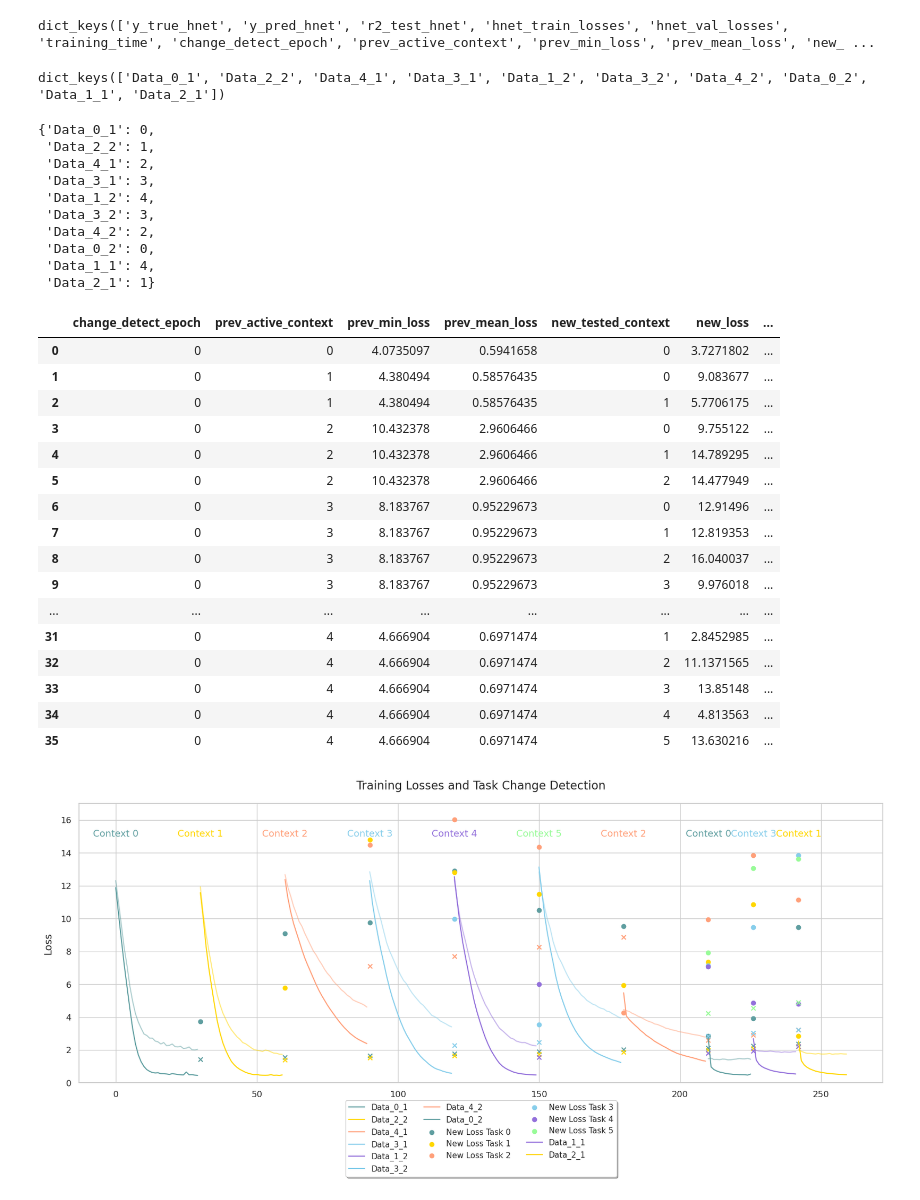
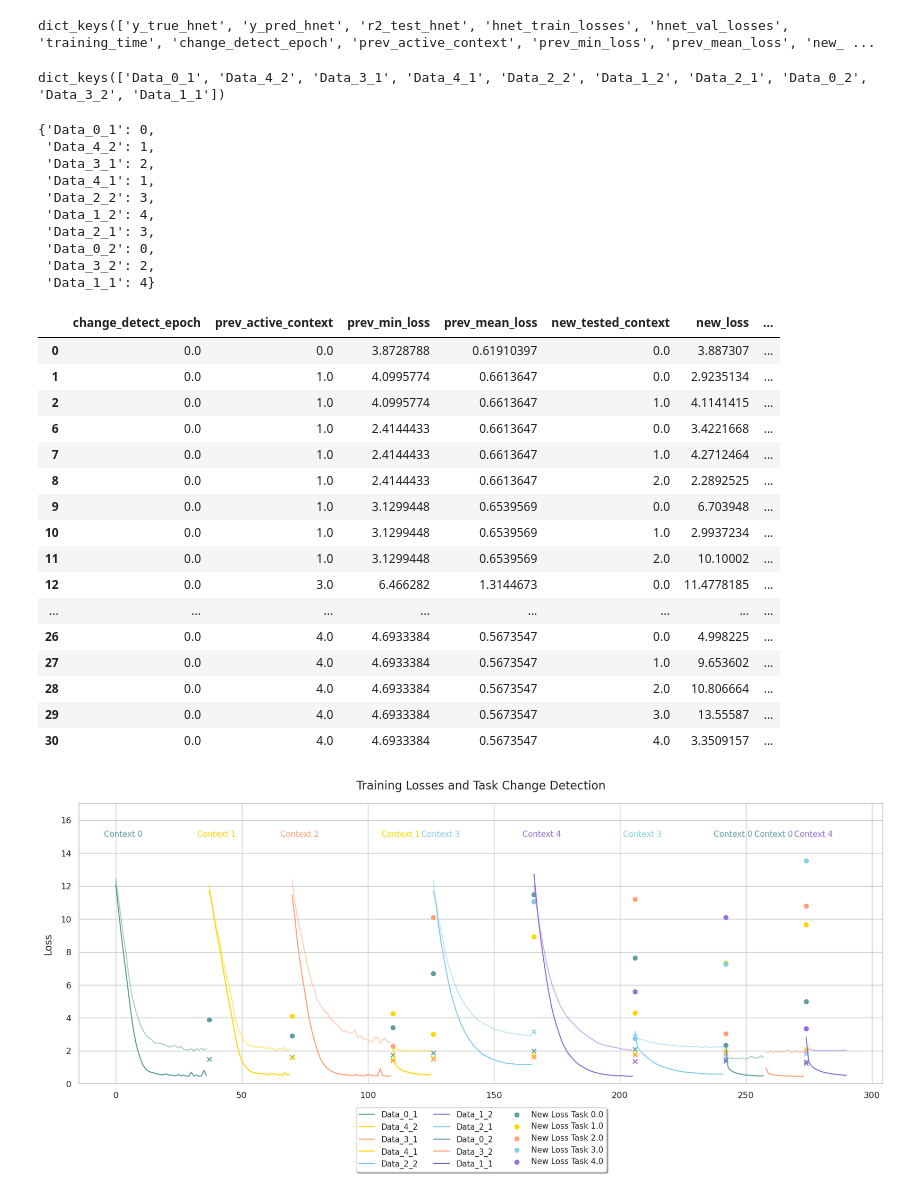
Before and after one commit to nereaiscamu/CL_UpperLimb_Control, a Jupyter notebook: Task_Detector_Hnet_PoC/Result_Analysis_Task3.ipynb, the cells around one changed output. Cells and saved outputs as stored; diff of their text form; code cells hidden in the pictures.

```diff
--- a/Task_Detector_Hnet_PoC/Result_Analysis_Task3.ipynb
+++ b/Task_Detector_Hnet_PoC/Result_Analysis_Task3.ipynb
@@ -23,7 +23,7 @@ with open(os.path.join('config.json'), 'r') as f:
 
 path_to_hnets = './Models/Models_HNET_Block3'
 # %%
-experiment0_hnet_v0 = 'Experiment13_Task3_emb12_batch50_30epochs'
+experiment0_hnet_v0 = 'Experiment16'
 models_exp0_hnet_v0 = np.sort(os.listdir(os.path.join(path_to_hnets, experiment0_hnet_v0)))
 
 
@@ -31,7 +31,7 @@ path_results_exp0_v0 = './Results/' + experiment0_hnet_v0
 with open(os.path.join(path_results_exp0_v0 +'.pkl'), 'rb') as fp:
     results_hnet_exp0_v0 = pickle.load(fp)
 
-data_path_exp0_v0 = './Data/Sim_Data_Experiment60_sorted'+'.pkl'
+data_path_exp0_v0 = './Data/Sim_Data_Experiment63_-1trials_v2'+'.pkl'
 with open(os.path.join(data_path_exp0_v0), 'rb') as fp:
     data_exp0_v0 = pickle.load(fp)
 # %%
@@ -111,7 +123,7 @@ def generate_dict_changes(dataset, keys_to_extract):
 # %%
 results_hnet_exp0_v0.keys()
 # %% [output]
-dict_keys(['Data_0_1', 'Data_2_2', 'Data_4_1', 'Data_3_1', 'Data_1_2', 'Data_3_2', 'Data_4_2', 'Data_0_2', 'Data_1_1', 'Data_2_1'])
+dict_keys(['Data_0_1', 'Data_4_2', 'Data_3_1', 'Data_4_1', 'Data_2_2', 'Data_1_2', 'Data_2_1', 'Data_0_2', 'Data_3_2', 'Data_1_1'])
 # %%
 keys = list(results_hnet_exp0_v0.keys())
 data_dict1 = generate_dict_changes(keys[1], keys_to_extract)
@@ -165,37 +177,37 @@ task_dict = true_task_dict(data_exp0_v0)
 task_dict
 # %% [output]
 {'Data_0_1': 0,
- 'Data_2_2': 1,
- 'Data_4_1': 2,
- 'Data_3_1': 3,
+ 'Data_4_2': 1,
+ 'Data_3_1': 2,
+ 'Data_4_1': 1,
+ 'Data_2_2': 3,
  'Data_1_2': 4,
- 'Data_3_2': 3,
- 'Data_4_2': 2,
+ 'Data_2_1': 3,
  'Data_0_2': 0,
- 'Data_1_1': 4,
- 'Data_2_1': 1}
+ 'Data_3_2': 2,
+ 'Data_1_1': 4}
 # %%
 df_changes['Task'] = df_changes['Dataset'].apply(lambda x: task_dict[x])
 df_changes = df_changes.loc[df_changes.change_detect_epoch == 0]
 df_changes
 # %% [output]
 |  | change_detect_epoch | prev_active_context | prev_min_loss | prev_mean_loss | new_tested_context | new_loss | ... |
-| 0 | 0 | 0 | 4.0735097 | 0.5941658 | 0 | 3.7271802 | ... |
-| 1 | 0 | 1 | 4.380494 | 0.58576435 | 0 | 9.083677 | ... |
-| 2 | 0 | 1 | 4.380494 | 0.58576435 | 1 | 5.7706175 | ... |
-| 3 | 0 | 2 | 10.432378 | 2.9606466 | 0 | 9.755122 | ... |
-| 4 | 0 | 2 | 10.432378 | 2.9606466 | 1 | 14.789295 | ... |
-| 5 | 0 | 2 | 10.432378 | 2.9606466 | 2 | 14.477949 | ... |
-| 6 | 0 | 3 | 8.183767 | 0.95229673 | 0 | 12.91496 | ... |
-| 7 | 0 | 3 | 8.183767 | 0.95229673 | 1 | 12.819353 | ... |
-| 8 | 0 | 3 | 8.183767 | 0.95229673 | 2 | 16.040037 | ... |
-| 9 | 0 | 3 | 8.183767 | 0.95229673 | 3 | 9.976018 | ... |
+| 0 | 0.0 | 0.0 | 3.8728788 | 0.61910397 | 0.0 | 3.887307 | ... |
+| 1 | 0.0 | 1.0 | 4.0995774 | 0.6613647 | 0.0 | 2.9235134 | ... |
+| 2 | 0.0 | 1.0 | 4.0995774 | 0.6613647 | 1.0 | 4.1141415 | ... |
+| 6 | 0.0 | 1.0 | 2.4144433 | 0.6613647 | 0.0 | 3.4221668 | ... |
+| 7 | 0.0 | 1.0 | 2.4144433 | 0.6613647 | 1.0 | 4.2712464 | ... |
+| 8 | 0.0 | 1.0 | 2.4144433 | 0.6613647 | 2.0 | 2.2892525 | ... |
+| 9 | 0.0 | 1.0 | 3.1299448 | 0.6539569 | 0.0 | 6.703948 | ... |
+| 10 | 0.0 | 1.0 | 3.1299448 | 0.6539569 | 1.0 | 2.9937234 | ... |
+| 11 | 0.0 | 1.0 | 3.1299448 | 0.6539569 | 2.0 | 10.10002 | ... |
+| 12 | 0.0 | 3.0 | 6.466282 | 1.3144673 | 0.0 | 11.4778185 | ... |
 | ... | ... | ... | ... | ... | ... | ... | ... |
-| 31 | 0 | 4 | 4.666904 | 0.6971474 | 1 | 2.8452985 | ... |
-| 32 | 0 | 4 | 4.666904 | 0.6971474 | 2 | 11.1371565 | ... |
-| 33 | 0 | 4 | 4.666904 | 0.6971474 | 3 | 13.85148 | ... |
-| 34 | 0 | 4 | 4.666904 | 0.6971474 | 4 | 4.813563 | ... |
-| 35 | 0 | 4 | 4.666904 | 0.6971474 | 5 | 13.630216 | ... |
+| 26 | 0.0 | 4.0 | 4.6933384 | 0.5673547 | 0.0 | 4.998225 | ... |
+| 27 | 0.0 | 4.0 | 4.6933384 | 0.5673547 | 1.0 | 9.653602 | ... |
+| 28 | 0.0 | 4.0 | 4.6933384 | 0.5673547 | 2.0 | 10.806664 | ... |
+| 29 | 0.0 | 4.0 | 4.6933384 | 0.5673547 | 3.0 | 13.55587 | ... |
+| 30 | 0.0 | 4.0 | 4.6933384 | 0.5673547 | 4.0 | 3.3509157 | ... |
 # %%
 def set_plot_style():
     # Define the custom color palette
@@ -270,7 +282,7 @@ color_map = {task: custom_palette[i] for i, task in enumerate(unique_tasks)}
 highest_tested_task = np.max(df_changes.new_tested_context.unique())
 dataset_legend = df_changes.loc[df_changes.new_tested_context == highest_tested_task]['Dataset'].values
 if len(dataset_legend) > 1:
-    dataset_legend = dataset_legend[0]
+    dataset_legend = dataset_legend[-1]
 
 contexts_found_Experiment9_61 = ['Context 0', 'Context 0', 'Context 1', 'Context 0',
                   'Context 0', 'Context 2', 'Context 3', 'Context 4',
@@ -312,6 +324,15 @@ contexts_found_Experiment13_sorted_emb12_batch50_30epochs = ['Context 0', 'Conte
                   'Context 4', 'Context 5', 'Context 2', 'Context 0',
                   'Context 3', 'Context 1']
 
+contexts_found_Experiment15 = ['Context 0', 'Context 1', 'Context 2', 'Context 1',
+                  'Context 3', 'Context 4', 'Context 3', 'Context 0',
+                  'Context 2', 'Context 4']
+
+contexts_found_Experiment16 = ['Context 0', 'Context 1', 'Context 2', 'Context 1',
+                  'Context 3', 'Context 4', 'Context 3', 'Context 0',
+                  'Context 0', 'Context 4']
+
+
 
 
 
@@ -335,12 +356,12 @@ for i, key in enumerate(task_data_keys):
             alpha = 0.5
         )
         plt.text(
-            start_epoch,
+            start_epoch+3,
             15,
             #f"Context: {data_new_task['Active Context'].values[0]}",
-            contexts_found_Experiment13_sorted_emb12_batch50_30epochs[i],
-            fontsize=13,
-            color=color_map[int(contexts_found_Experiment13_sorted_emb12_batch50_30epochs[i][-1])],
+            contexts_found_Experiment16[i],
+            fontsize=11,
+            color=color_map[int(contexts_found_Experiment16[i][-1])],
             ha='center'
             )
 
@@ -365,34 +386,34 @@ for i, key in enumerate(task_data_keys):
                 else:
                     plt.scatter(
                         #(data_new_task.prev_active_context + 1) * 15,
                         start_epoch,
                         data_new_task['new_loss'],
 
                         color=color_map[new_task],
                         #label=f'New Loss Task {new_task}',
                         marker='o'
                     )
 
                 plt.scatter(
                     start_epoch,
                     #(data_new_task.prev_active_context + 1) * 15,
                     data_new_task['new_mean_loss'],
                     color=color_map[new_task],
 
                     #label=f'Mean Loss Task {new_task}',
                     marker='x'
                 )
 
     start_epoch = end_epoch
 
 plt.xlabel('Epoch')
 plt.ylabel('Loss')
 plt.title('Training Losses and Task Change Detection')
 plt.legend(loc='center', bbox_to_anchor=(0.5, -0.2), ncol=3, fancybox=True, shadow=True)
 plt.ylim([0, 17])
 plt.show()
 # %% [output]
-[figure, old version]
+[figure, new version]
 # %%
 kwargs = {"a":0, "b":0, "c":0}
 
```
Also changed, not shown: parts of 4 cells of this notebook, 6 other files.
